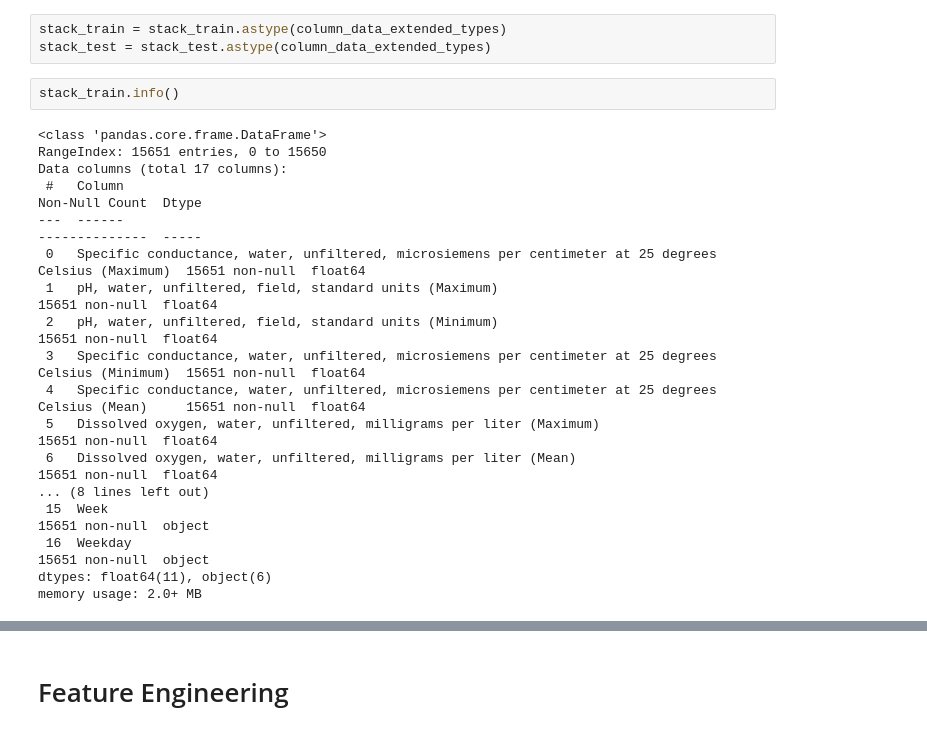
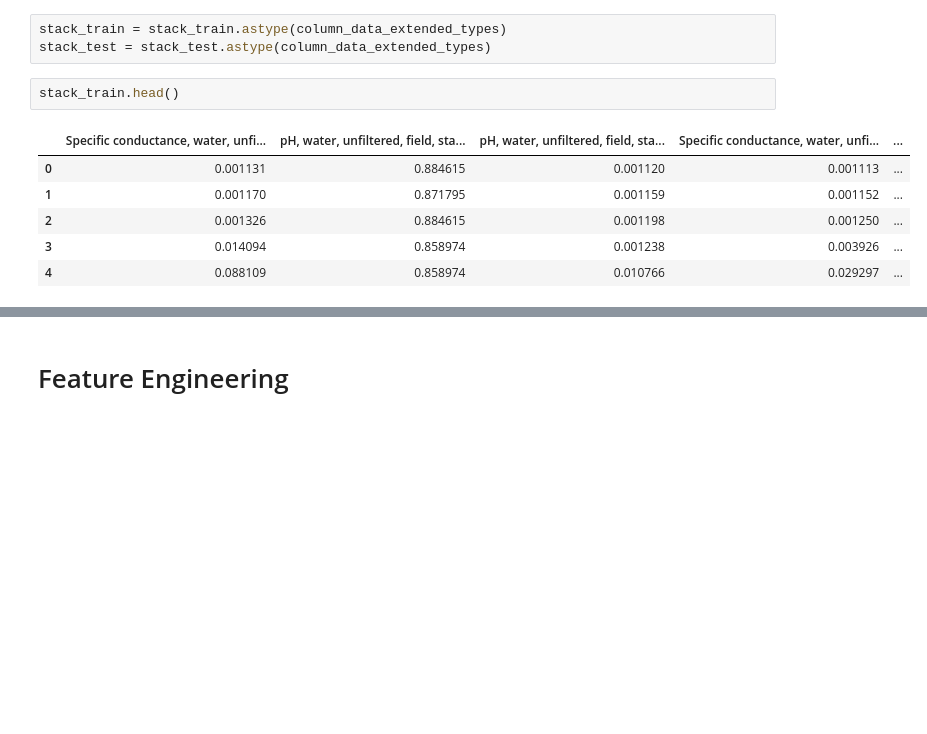
Before and after one commit to YinpuLi/water-quality-prediction, a Jupyter notebook: notebooks/TreeModels_space_time_cv_tuned_Aug_22_yl.ipynb, the cells around one changed output, grey strips where cells are left out. Drawn from its saved outputs; the diff is of its cells as text; blank space fills up the shorter version.

```diff
--- a/notebooks/TreeModels_space_time_cv_tuned_Aug_22_yl.ipynb
+++ b/notebooks/TreeModels_space_time_cv_tuned_Aug_22_yl.ipynb
@@ -57,22 +45,11 @@ Index(['Specific conductance, water, unfiltered, microsiemens per centimeter at
 stack_train = stack_train.astype(column_data_extended_types)
 stack_test = stack_test.astype(column_data_extended_types)
 # %%
-stack_train.info()
+stack_train.head()
 # %% [output]
-<class 'pandas.core.frame.DataFrame'>
-RangeIndex: 15651 entries, 0 to 15650
-Data columns (total 17 columns):
- #   Column                                                                                                Non-Null Count  Dtype
----  ------                                                                                                --------------  -----
- 0   Specific conductance, water, unfiltered, microsiemens per centimeter at 25 degrees Celsius (Maximum)  15651 non-null  float64
- 1   pH, water, unfiltered, field, standard units (Maximum)                                                15651 non-null  float64
- 2   pH, water, unfiltered, field, standard units (Minimum)                                                15651 non-null  float64
- 3   Specific conductance, water, unfiltered, microsiemens per centimeter at 25 degrees Celsius (Minimum)  15651 non-null  float64
- 4   Specific conductance, water, unfiltered, microsiemens per centimeter at 25 degrees Celsius (Mean)     15651 non-null  float64
- 5   Dissolved oxygen, water, unfiltered, milligrams per liter (Maximum)                                   15651 non-null  float64
- 6   Dissolved oxygen, water, unfiltered, milligrams per liter (Mean)                                      15651 non-null  float64
-... (8 lines left out)
- 15  Week                                                                                                  15651 non-null  object
- 16  Weekday                                                                                               15651 non-null  object
-dtypes: float64(11), object(6)
-memory usage: 2.0+ MB
+|  | Specific conductance, water, unfi... | pH, water, unfiltered, field, sta... | pH, water, unfiltered, field, sta... | Specific conductance, water, unfi... | ... |
+| 0 | 0.001131 | 0.884615 | 0.001120 | 0.001113 | ... |
+| 1 | 0.001170 | 0.871795 | 0.001159 | 0.001152 | ... |
+| 2 | 0.001326 | 0.884615 | 0.001198 | 0.001250 | ... |
+| 3 | 0.014094 | 0.858974 | 0.001238 | 0.003926 | ... |
+| 4 | 0.088109 | 0.858974 | 0.010766 | 0.029297 | ... |
```
Also changed, not shown: parts of 29 cells of this notebook, 3 other files.
